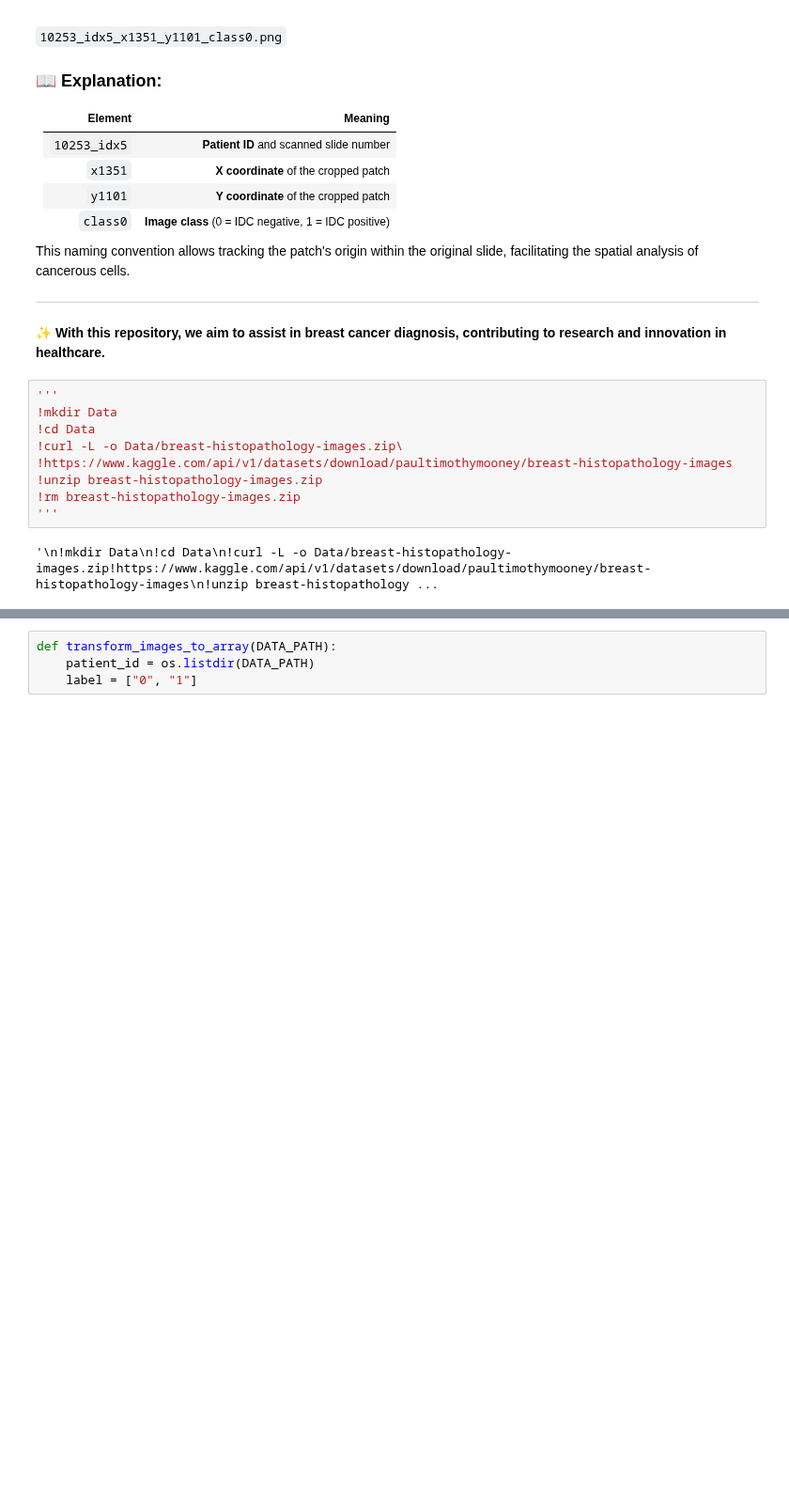
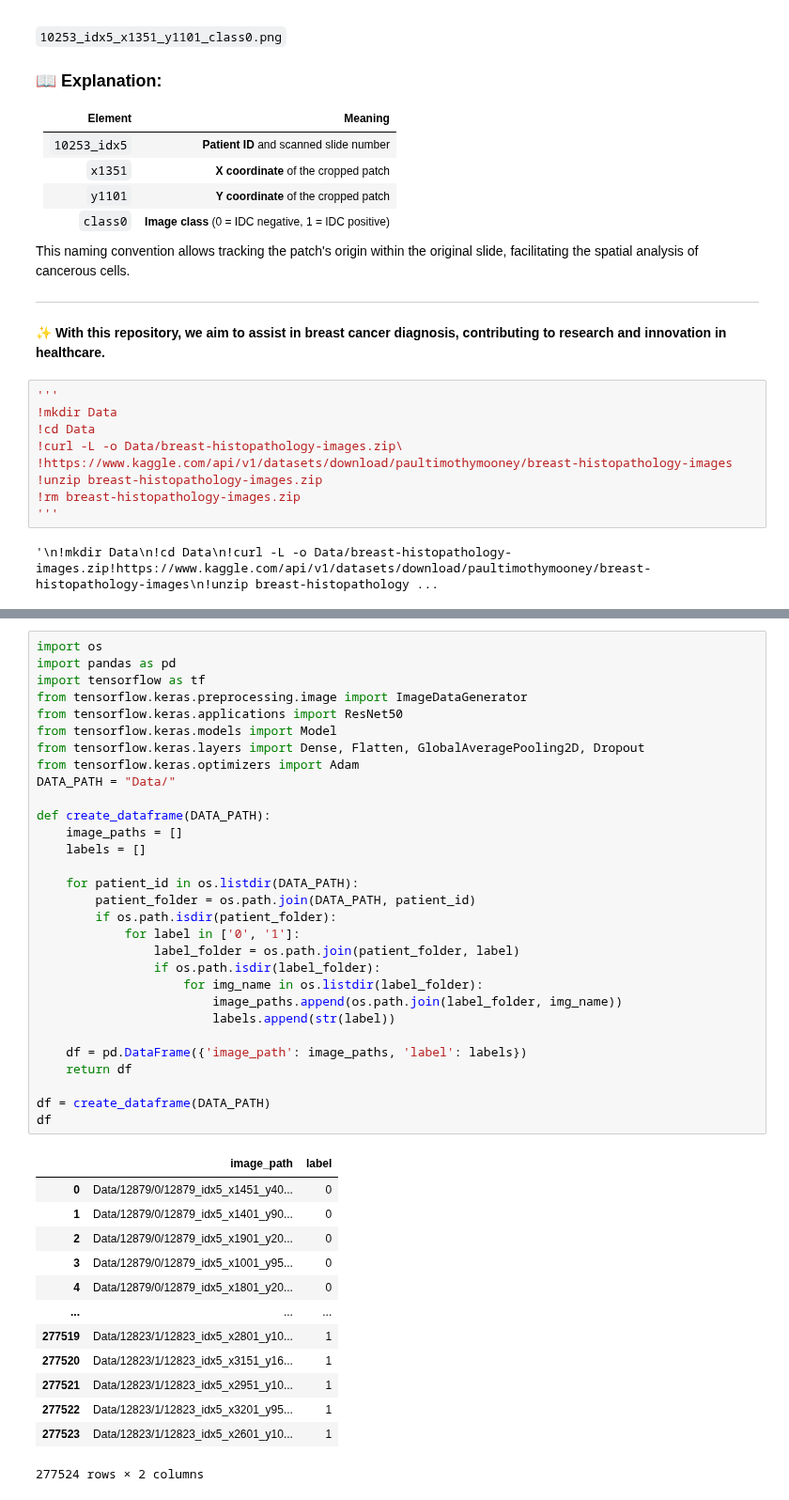
Before and after one commit to Henrique1201/Classification-of-Cancer-Cells-in-Images, a Jupyter notebook: CNN.ipynb, the cells around one changed output, grey strips where cells are left out. Shown at 94% size. Saved outputs shown, nothing was run; the diff lists cells and outputs as text; blank space fills up the shorter version.

```diff
--- a/CNN.ipynb
+++ b/CNN.ipynb
@@ -92,4 +84,44 @@ print(np.array(Image.open(test).convert("L")).ravel().shape)
-# %%
-def transform_images_to_array(DATA_PATH):
-    patient_id = os.listdir(DATA_PATH)
-    label = ["0", "1"]
+# %%
+import os
+import pandas as pd
+import tensorflow as tf
+from tensorflow.keras.preprocessing.image import ImageDataGenerator
+from tensorflow.keras.applications import ResNet50
+from tensorflow.keras.models import Model
+from tensorflow.keras.layers import Dense, Flatten, GlobalAveragePooling2D, Dropout
+from tensorflow.keras.optimizers import Adam
+DATA_PATH = "Data/"
+
+def create_dataframe(DATA_PATH):
+    image_paths = []
+    labels = []
+
+    for patient_id in os.listdir(DATA_PATH):
+        patient_folder = os.path.join(DATA_PATH, patient_id)
+        if os.path.isdir(patient_folder):
+            for label in ['0', '1']:
+                label_folder = os.path.join(patient_folder, label)
+                if os.path.isdir(label_folder):
+                    for img_name in os.listdir(label_folder):
+                        image_paths.append(os.path.join(label_folder, img_name))
+                        labels.append(str(label))
+
+    df = pd.DataFrame({'image_path': image_paths, 'label': labels})
+    return df
+
+df = create_dataframe(DATA_PATH)
+df
+# %% [output]
+|  | image_path | label |
+| 0 | Data/12879/0/12879_idx5_x1451_y40... | 0 |
+| 1 | Data/12879/0/12879_idx5_x1401_y90... | 0 |
+| 2 | Data/12879/0/12879_idx5_x1901_y20... | 0 |
+| 3 | Data/12879/0/12879_idx5_x1001_y95... | 0 |
+| 4 | Data/12879/0/12879_idx5_x1801_y20... | 0 |
+| ... | ... | ... |
+| 277519 | Data/12823/1/12823_idx5_x2801_y10... | 1 |
+| 277520 | Data/12823/1/12823_idx5_x3151_y16... | 1 |
+| 277521 | Data/12823/1/12823_idx5_x2951_y10... | 1 |
+| 277522 | Data/12823/1/12823_idx5_x3201_y95... | 1 |
+| 277523 | Data/12823/1/12823_idx5_x2601_y10... | 1 |
+277524 rows × 2 columns
```
Also changed, not shown: parts of 4 cells of this notebook.
